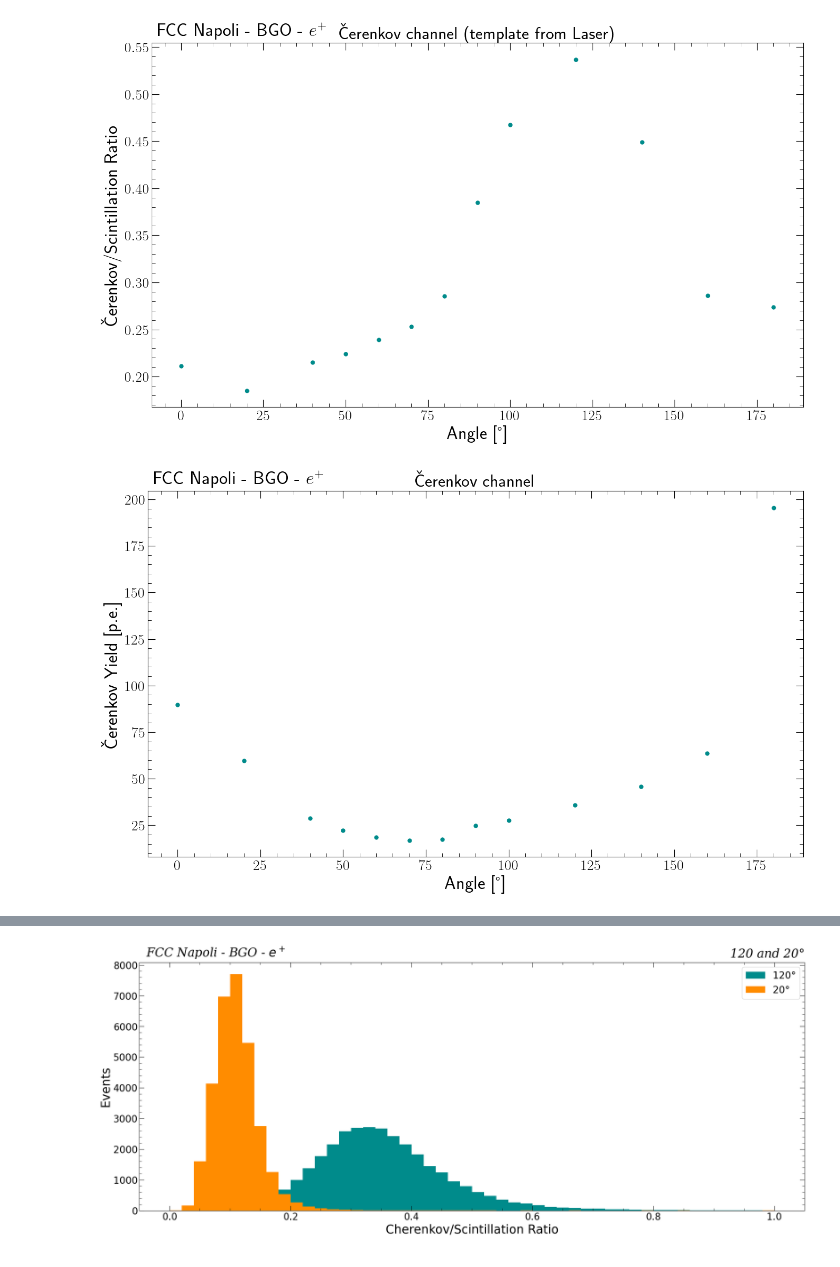
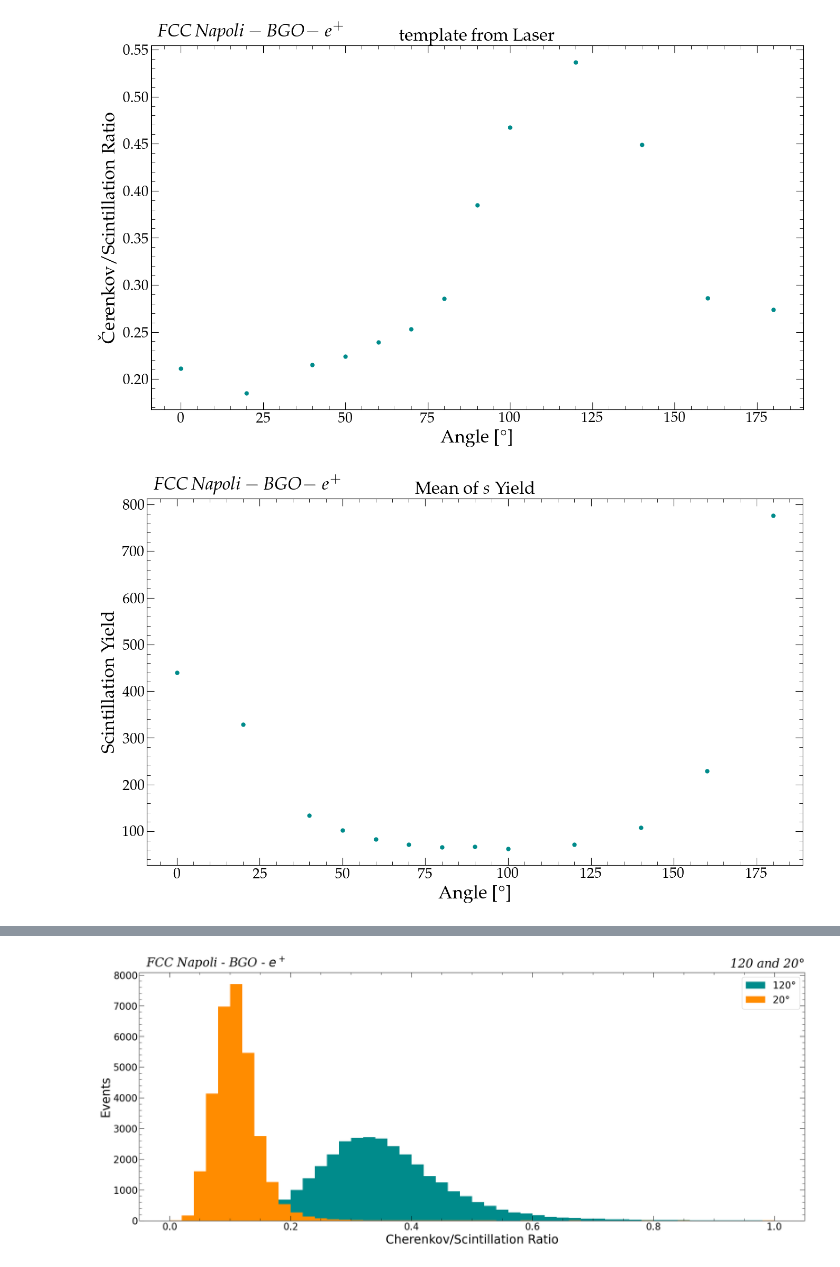
Before and after one commit to FCCNA/fcc-testbeam_analysis, a Jupyter notebook: Reading_Parquet.ipynb, the cells around one changed output, grey strips where cells are left out. Saved outputs shown, nothing was run; the diff lists cells and outputs as text; code cells hidden in the pictures.

```diff
--- a/Reading_Parquet.ipynb
+++ b/Reading_Parquet.ipynb
@@ -57,0 +67,11 @@ for ch in [2]:
+# %%
+ch = 1
+title = "Scintillation Channel" if ch == 1 else "Čerenkov channel"
+custom_plot_layout(title=f'', xlabel="Scintillation Yield [p.e.]", ylabel="Events",  figsize=(21, 9), crystal = crystal, beam = beam_text)
+plt.hist(df[1][20]['s'], bins = 250, range = (0, 40000), color = 'darkcyan', histtype = 'step', linewidth = 2, label = "Scintillation SiPM at 20°")
+plt.hist(df[2][160]['s'], bins = 250, range = (0, 40000), color = 'darkorange', histtype = 'step', linewidth = 2, label = "Čerenkov SiPM at 160")
+plt.legend()
+plt.draw()
+fig = plt.gcf()
+fig.canvas.draw()
+plt.tight_layout()
@@ -58,5 +80,5 @@ for ch in [2]:
 # %%
-for ch in [1,2]:
+for ch in [2]:
     images = []
     for angle in df[ch].keys():
         title = "Scintillation Channel" if ch == 1 else "Čerenkov channel"
@@ -76,33 +112,35 @@ for ch in [2]:
     images = []
     for angle in df[ch].keys():
         title = "Scintillation Channel" if ch == 1 else "Čerenkov channel"
-        custom_plot_layout(title=title + ' from Laser template', xlabel="Cherenkov Yield [p.e.]", ylabel="Events",  figsize=(21, 9), angle = angle, crystal = crystal, beam = beam_text)
-        plt.hist(df[ch][angle]['c'], range = (0, 500), bins = 500, color = 'darkcyan')
+        custom_plot_layout(title=f'Laser template - Channel {ch}', xlabel="Čerenkov Yield [p.e.]", ylabel="Events",  figsize=(21, 9), angle = angle, crystal = crystal, beam = beam_text)
+        plt.hist(df[ch][angle]['c'], range = (0, 1000), bins = 500, color = 'darkcyan')
         plt.draw()
         fig = plt.gcf()
         fig.canvas.draw()
         image = np.frombuffer(fig.canvas.tostring_rgb(), dtype='uint8')
         image = image.reshape(fig.canvas.get_width_height()[::-1] + (3,))
         images.append(Image.fromarray(image))
+        plt.tight_layout()
         plt.savefig(f'Hardware_Fit/figures/more_figures/Laser_{angle}_c_Ch{ch}.png', dpi = 300)
         plt.close(fig)
-    images[0].save(f'Hardware_Fit/figures/Laser_angle_scan_c_Ch{ch}.gif', save_all=True, append_images=images[1:], duration=500, loop=1)
+    #images[0].save(f'Hardware_Fit/figures/Laser_angle_scan_c_Ch{ch}.gif', save_all=True, append_images=images[1:], duration=500, loop=1)
 # %%
-for ch in [1,2]:
+for ch in [2]:
     images = []
     for angle in df[ch].keys():
         title = "Scintillation Channel" if ch == 1 else "Čerenkov channel"
-        custom_plot_layout(title=title, xlabel="Scintillation Yield [p.e.]", ylabel="Events",  figsize=(21, 9), angle = angle, crystal = crystal, beam = beam_text)
-        plt.hist(df[ch][angle]['s'], range = (0, 10000), bins = 500, color = 'darkcyan')
+        custom_plot_layout(title=f'Laser template - Channel {ch}', xlabel="Scintillation Yield [p.e.]", ylabel="Events",  figsize=(21, 9), angle = angle, crystal = crystal, beam = beam_text)
+        plt.hist(df[ch][angle]['s'], range = (0, 1000), bins = 500, color = 'darkcyan')
         plt.draw()
         fig = plt.gcf()
         fig.canvas.draw()
         image = np.frombuffer(fig.canvas.tostring_rgb(), dtype='uint8')
         image = image.reshape(fig.canvas.get_width_height()[::-1] + (3,))
         images.append(Image.fromarray(image))
-        plt.savefig(f'Hardware_Fit/figures/more_figures/{angle}_s_Ch{ch}.png', dpi = 300)
+        plt.tight_layout()
+        plt.savefig(f'Hardware_Fit/figures/more_figures/Laser_{angle}_s_Ch{ch}.png', dpi = 300)
         plt.close(fig)
-    images[0].save(f'Hardware_Fit/figures/angle_scan_s_Ch{ch}.gif', save_all=True, append_images=images[1:], duration=500, loop=1)
+    #images[0].save(f'Hardware_Fit/figures/Laser_angle_scan_c_Ch{ch}.gif', save_all=True, append_images=images[1:], duration=500, loop=1)
 # %%
 images = []
 for angle in angles:
@@ -120,18 +158,18 @@ images[0].save('Hardware_Fit/figures/angle_scan_chi2_yield.gif', save_all=True,
 # %%
 for ch in [2]:
     title = "Scintillation Channel" if ch == 1 else "Čerenkov channel"
-    custom_plot_layout(title=title + ' (template from Laser)', ylabel="Čerenkov/Scintillation Ratio", xlabel="Angle [°]",  figsize=(16, 9), crystal = crystal, beam = beam_text)
+    custom_plot_layout(title='template from Laser', ylabel="Čerenkov/Scintillation Ratio", xlabel="Angle [°]",  figsize=(16, 9), crystal = crystal, beam = beam_text)
     for angle in df[ch].keys():
         plt.errorbar(angle, np.mean(df[ch][angle]['c']/df[ch][angle]['s']), marker='o', color = 'darkcyan')
     plt.savefig(f'Hardware_Fit/figures/Angle_scan_LaserTemplate_{ch}_{beam}.png', dpi = 300)
 # %% [output]
-[figure, old version]
+[figure, new version]
 # %%
 for ch in [2]:
     title = "Scintillation Channel" if ch == 1 else "Čerenkov channel"
-    custom_plot_layout(title=title, ylabel="Čerenkov Yield [p.e.]", xlabel="Angle [°]",  figsize=(16, 9), crystal = crystal, beam = beam_text)
+    custom_plot_layout(title=r'Mean of $s$ Yield', ylabel="Scintillation Yield", xlabel="Angle [°]",  figsize=(16, 9), crystal = crystal, beam = beam_text)
     for angle in df[ch].keys():
-        plt.errorbar(angle, np.mean(df[ch][angle]['c']), marker='o', color = 'darkcyan')
-    plt.savefig(f'Hardware_Fit/figures/Angle_scan_scatter_plot_c_Ch{ch}.png', dpi = 300)
+        plt.errorbar(angle, np.mean(df[ch][angle]['s']), marker='o', color = 'darkcyan')
+    plt.savefig(f'Hardware_Fit/figures/Angle_scan_means_LaserTemplate_{ch}_{beam}.png', dpi = 300)
 # %% [output]
-[figure, old version]
+[figure, new version]
```
Also changed, not shown: parts of 7 cells of this notebook, 23 other files.
